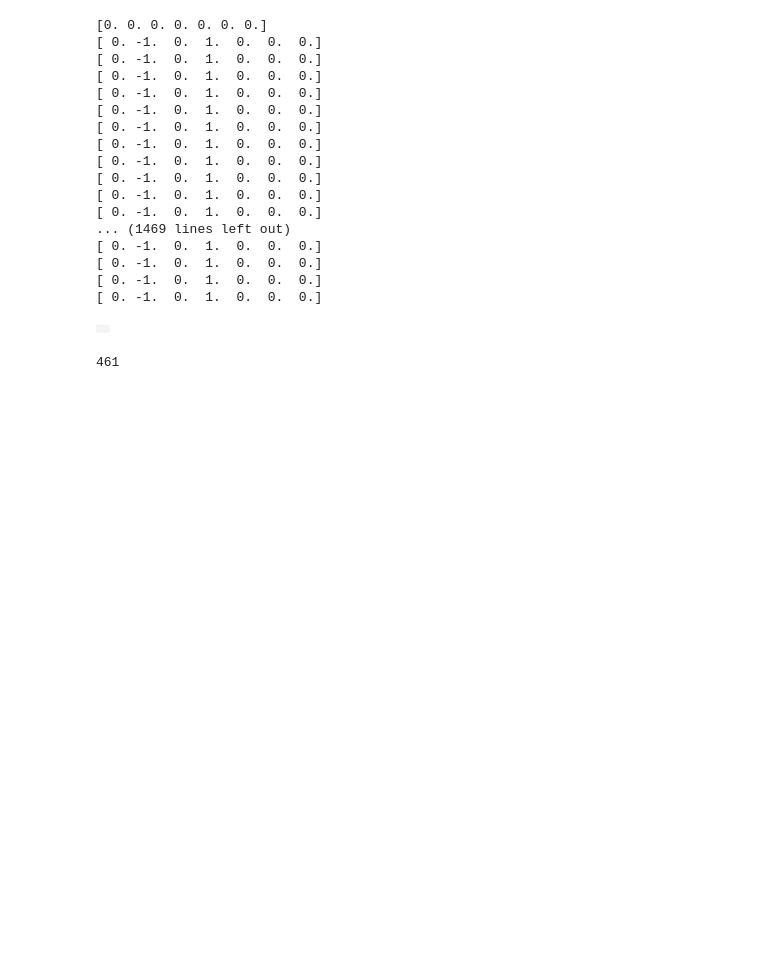
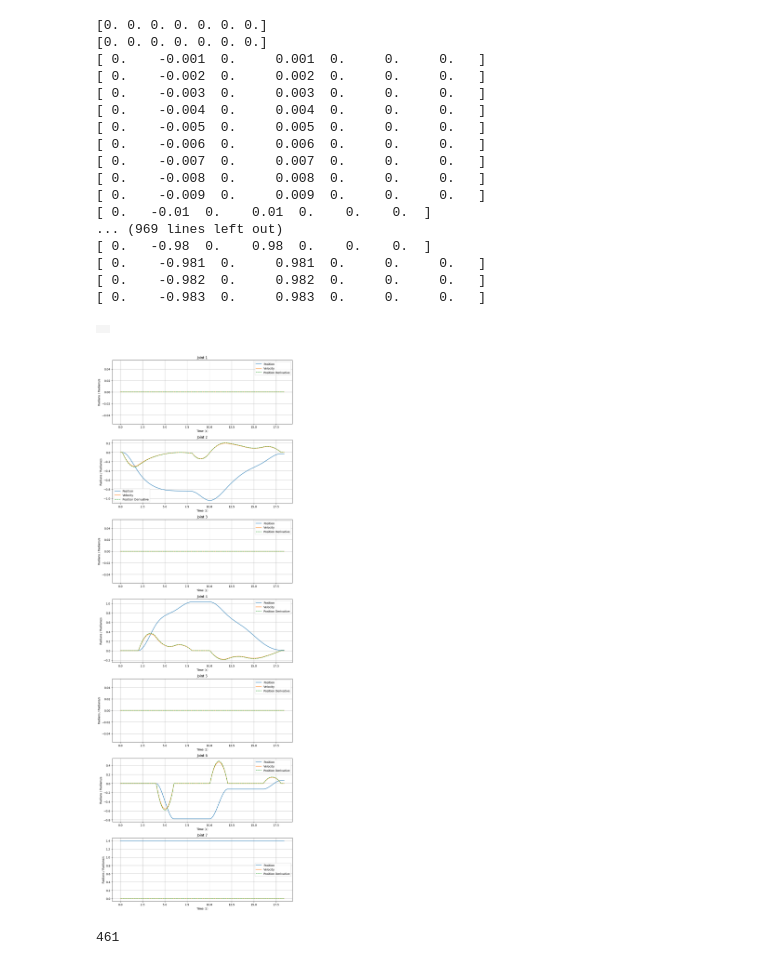
Before and after one commit to apandy02/robot_animation, a Jupyter notebook: experimentation/mujoco_playground.ipynb, the cells around one changed output. Drawn from its saved outputs; the diff is of its cells as text; code cells hidden in the pictures; blank space fills up the shorter version.

```diff
--- a/experimentation/mujoco_playground.ipynb
+++ b/experimentation/mujoco_playground.ipynb
@@ -7,7 +7,7 @@ model = mujoco.MjModel.from_xml_path("../robot_models/kuka_iiwa/scene.xml")
 data = mujoco.MjData(model)
 renderer = mujoco.Renderer(model)
 
-DURATION = 3    # seconds
+DURATION = 2    # seconds
 FRAMERATE = 30  # Hz
 NUM_FRAMES = DURATION * FRAMERATE
 
@@ -26,12 +26,16 @@ frames = []
 frame_time = 1.0 / FRAMERATE
 next_frame_time = 0
 
+target_3 = 0
+target_1 = 0
+
 while len(frames) < NUM_FRAMES:
     # Keep all joints at current position except last one
-    data.ctrl = target
-    data.ctrl[3] += 1  # Random offset only for last joint
-    data.ctrl[1] -= 1  # Random offset only for last joint
+    data.ctrl[3] = target_3  # Random offset only for last joint
+    data.ctrl[1] = target_1  # Random offset only for last joint
     print(data.ctrl)
+    target_3 += 0.001
+    target_1 -= 0.001
 
     # Step simulation
     mujoco.mj_step(model, data)
@@ -48,26 +52,27 @@ while len(frames) < NUM_FRAMES:
 media.show_video(frames, fps=30)
 # %% [output]
 [0. 0. 0. 0. 0. 0. 0.]
-[ 0. -1.  0.  1.  0.  0.  0.]
-[ 0. -1.  0.  1.  0.  0.  0.]
-[ 0. -1.  0.  1.  0.  0.  0.]
-[ 0. -1.  0.  1.  0.  0.  0.]
-[ 0. -1.  0.  1.  0.  0.  0.]
-[ 0. -1.  0.  1.  0.  0.  0.]
-[ 0. -1.  0.  1.  0.  0.  0.]
-[ 0. -1.  0.  1.  0.  0.  0.]
-[ 0. -1.  0.  1.  0.  0.  0.]
-[ 0. -1.  0.  1.  0.  0.  0.]
-[ 0. -1.  0.  1.  0.  0.  0.]
-... (1469 lines left out)
-[ 0. -1.  0.  1.  0.  0.  0.]
-[ 0. -1.  0.  1.  0.  0.  0.]
-[ 0. -1.  0.  1.  0.  0.  0.]
-[ 0. -1.  0.  1.  0.  0.  0.]
+[0. 0. 0. 0. 0. 0. 0.]
+[ 0.    -0.001  0.     0.001  0.     0.     0.   ]
+[ 0.    -0.002  0.     0.002  0.     0.     0.   ]
+[ 0.    -0.003  0.     0.003  0.     0.     0.   ]
+[ 0.    -0.004  0.     0.004  0.     0.     0.   ]
+[ 0.    -0.005  0.     0.005  0.     0.     0.   ]
+[ 0.    -0.006  0.     0.006  0.     0.     0.   ]
+[ 0.    -0.007  0.     0.007  0.     0.     0.   ]
+[ 0.    -0.008  0.     0.008  0.     0.     0.   ]
+[ 0.    -0.009  0.     0.009  0.     0.     0.   ]
+[ 0.   -0.01  0.    0.01  0.    0.    0.  ]
+... (969 lines left out)
+[ 0.   -0.98  0.    0.98  0.    0.    0.  ]
+[ 0.    -0.981  0.     0.981  0.     0.     0.   ]
+[ 0.    -0.982  0.     0.982  0.     0.     0.   ]
+[ 0.    -0.983  0.     0.983  0.     0.     0.   ]
 |  |
 # %%
+import numpy as np
 import pandas as pd
-
+import matplotlib.pyplot as plt
 
 def robot_data_to_qpos_qvel(animation_df: pd.DataFrame, num_q: int) -> tuple[np.ndarray, np.ndarray]:
     """
@@ -146,33 +151,62 @@ def process_link_data(df: pd.DataFrame) -> dict[str, pd.DataFrame]:
 
 def merge_link_data(link_dfs: dict[str, pd.DataFrame]) -> pd.DataFrame:
     """
     Merge all link data into a single dataframe.
 
     Args:
         link_dfs: Dictionary of dataframes for each link
 
     Returns:
         Merged dataframe containing all link data
     """
     links = list(link_dfs.keys())
     merged_df = link_dfs[links[0]][['Frame', 'qpos', 'qvel']].copy()
     merged_df.rename(columns={
         'qpos': f'qpos_{links[0]}',
         'qvel': f'qvel_{links[0]}'
     }, inplace=True)
 
     for link in links[1:]:
         link_data = link_dfs[link][['Frame', 'qpos', 'qvel']].copy()
         link_data.rename(columns={
             'qpos': f'qpos_{link}',
             'qvel': f'qvel_{link}'
         }, inplace=True)
         merged_df = pd.merge(merged_df, link_data, on='Frame')
 
     return merged_df
 
 animation_df = process_raw_robot_data("../data/kuka_2.csv")
 target_qpos, target_qvel = robot_data_to_qpos_qvel(animation_df, model.nq)
+
+
+# Plot position and velocity for each joint
+fig, axes = plt.subplots(model.nq, 1, figsize=(10, 4*model.nq))
+time = np.arange(len(target_qpos)) / 25#53.0  # Using 153 Hz from animation_fps
+
+target_qpos[:,3] *= -1
+target_qvel[:,3] *= -1
+
+# Calculate position derivative
+dt = 1/25#/153.0  # Time step
+qpos_derivative = np.zeros_like(target_qpos)
+qpos_derivative[1:] = (target_qpos[1:] - target_qpos[:-1]) / dt
+
+for joint in range(model.nq):
+    ax = axes[joint]
+    ax.plot(time, target_qpos[:, joint], label='Position')
+    ax.plot(time, target_qvel[:, joint], label='Velocity')
+    ax.plot(time[1:], qpos_derivative[1:, joint], '--', label='Position Derivative')
+    ax.set_title(f'Joint {joint+1}')
+    ax.set_xlabel('Time (s)')
+    ax.set_ylabel('Radians / Radians/s')
+    ax.legend()
+    ax.grid(True)
+
+plt.tight_layout()
+plt.show()
+# %% [output]
+[figure, added]
 # %%
 print(len(target_qpos))
 # %% [output]
```
Also changed, not shown: parts of 2 cells of this notebook.
